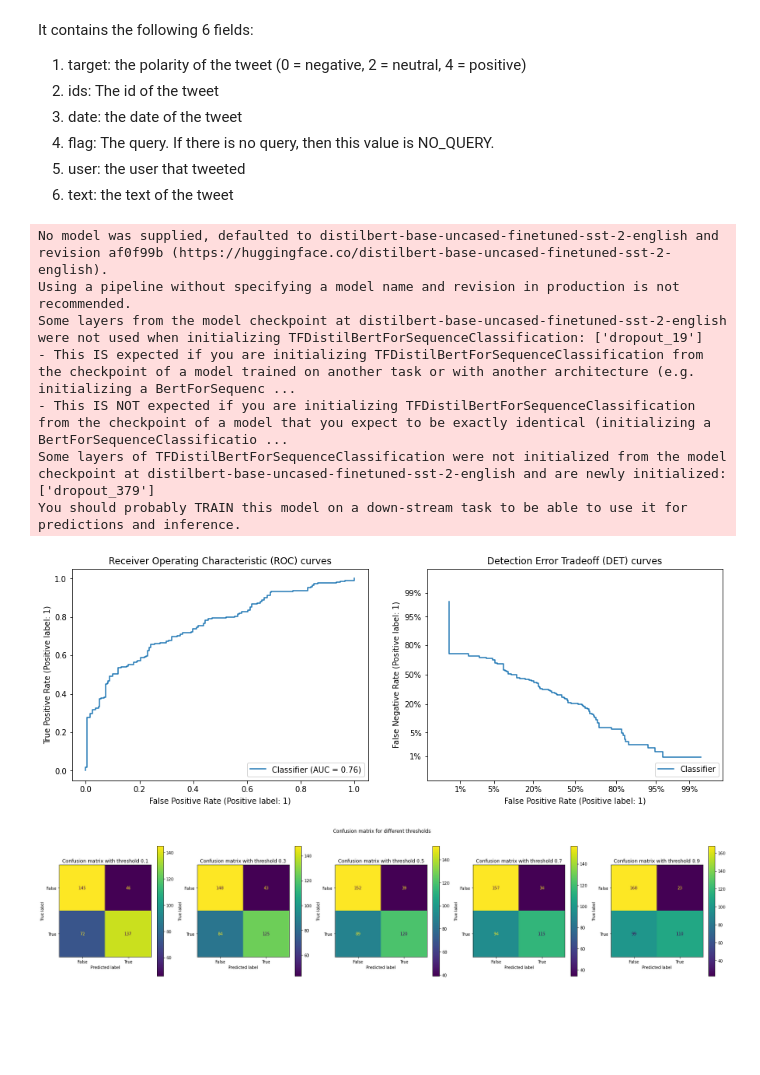
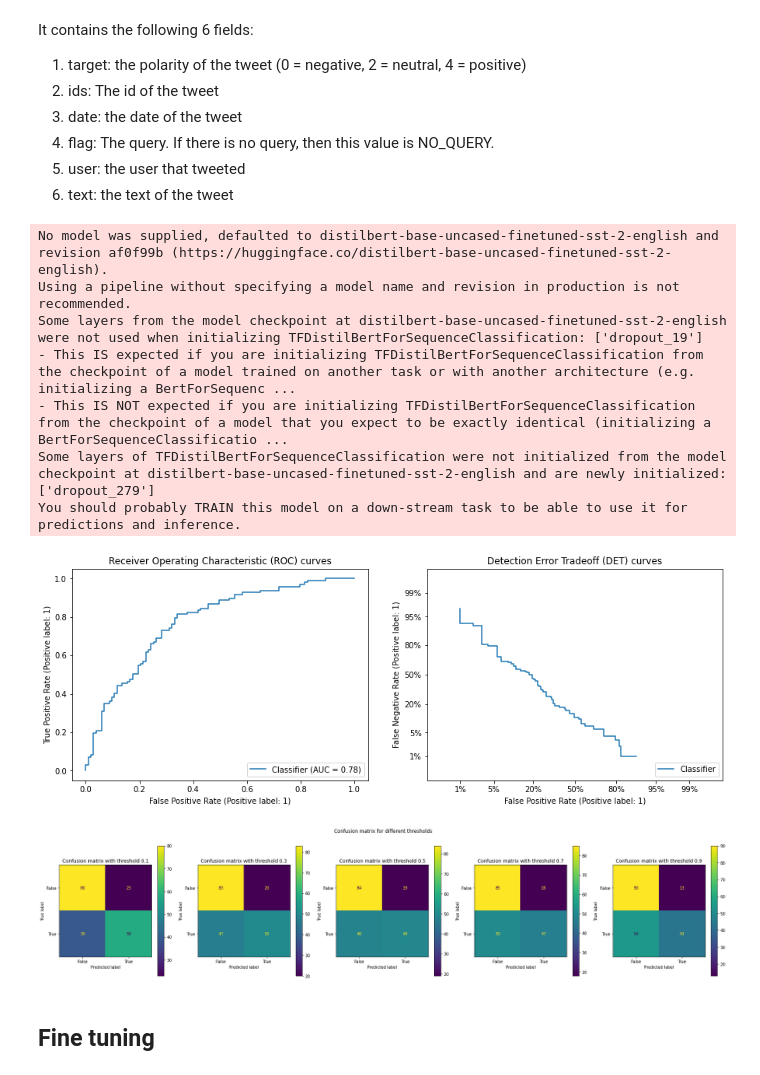
Before and after one commit to Hkllopp/D-tectez-les-Bad-Buzz-gr-ce-au-Deep-Learning, a Jupyter notebook: modeleBERT.ipynb, the cells around one changed output. Drawn from its saved outputs; the diff is of its cells as text; code cells hidden in the pictures; blank space fills up the shorter version.

Commit message:
Added distilbert fine tuning (not working)

```diff
--- a/modeleBERT.ipynb
+++ b/modeleBERT.ipynb
@@ -35,7 +35,7 @@ It contains the following 6 fields:
 5. user: the user that tweeted
 6. text: the text of the tweet
 # %%
-sample_size = 20000 # Number of tweets to use for this notebook
+sample_size = 1000 # Number of tweets to use for this notebook
 
 data = raw_data.sample(sample_size).copy(deep=True)
 data['target'] = data['target'].map(lambda x: 1 if x == 4 else 0).astype('bool')
@@ -44,6 +44,10 @@ data['date'] = data['date'].astype('str') # We will convert them to date if usef
 data['flag'] = data['flag'].astype('str')
 data['user'] = data['user'].astype('str')
 data['text'] = data['text'].astype('str')
+# %%
+from sklearn.model_selection import train_test_split
+
+X_train, X_test, Y_train, Y_test = train_test_split(data['text'], data['target'], test_size=0.2, random_state=42)
 # %%
 import matplotlib.pyplot as plt
 from sklearn.metrics import roc_curve, RocCurveDisplay, DetCurveDisplay, ConfusionMatrixDisplay
@@ -90,36 +94,35 @@ def evaluate_confusion_matrix(Y_test, Y_pred, threshold, ax = None):
     ConfusionMatrixDisplay.from_predictions(Y_test, binary_pred, ax=ax)
 # %%
 import numpy as np
+from transformers import pipeline
 
-nb_tweets = 400
+distilbert_pipeline = pipeline("text-classification")
 
-X_test = data['text'][:nb_tweets]
-Y_test = data['target'][:nb_tweets]
-
-bert_classifier = pipeline("sentiment-analysis")
 Y_pred = []
 for i in range(len(X_test)):
-    result = bert_classifier(X_test.iloc[i])
+    result = distilbert_pipeline(X_test.iloc[i])
     Y_pred.append(process_BERT_result_score(result))
 
 evaluate_roc_det(Y_test, Y_pred)
 
 possible_thresholds = np.linspace(0.1, 0.9, 5)
 fig, axs = plt.subplots(1, len(possible_thresholds), figsize=(6*len(possible_thresholds), 6))
 fig.suptitle("Confusion matrix for different thresholds")
 
 for threshold, ax in zip(possible_thresholds, axs.ravel()):
     evaluate_confusion_matrix(Y_test, Y_pred, threshold, ax = ax)
     ax.set_title(f"Confusion matrix with threshold {round(threshold, 1)}")
 plt.gcf().set_facecolor('white')
 plt.show()
 # %% [output]
 No model was supplied, defaulted to distilbert-base-uncased-finetuned-sst-2-english and revision af0f99b (https://huggingface.co/distilbert-base-uncased-finetuned-sst-2-english).
 Using a pipeline without specifying a model name and revision in production is not recommended.
 Some layers from the model checkpoint at distilbert-base-uncased-finetuned-sst-2-english were not used when initializing TFDistilBertForSequenceClassification: ['dropout_19']
 - This IS expected if you are initializing TFDistilBertForSequenceClassification from the checkpoint of a model trained on another task or with another architecture (e.g. initializing a BertForSequenc ...
 - This IS NOT expected if you are initializing TFDistilBertForSequenceClassification from the checkpoint of a model that you expect to be exactly identical (initializing a BertForSequenceClassificatio ...
-Some layers of TFDistilBertForSequenceClassification were not initialized from the model checkpoint at distilbert-base-uncased-finetuned-sst-2-english and are newly initialized: ['dropout_379']
+Some layers of TFDistilBertForSequenceClassification were not initialized from the model checkpoint at distilbert-base-uncased-finetuned-sst-2-english and are newly initialized: ['dropout_279']
 You should probably TRAIN this model on a down-stream task to be able to use it for predictions and inference.
-[figure, old version]
+[figure, new version]
-[figure, old version]
+[figure, new version]
+# %% [markdown]
+## Fine tuning
```
Also changed, not shown: parts of 4 cells of this notebook.
